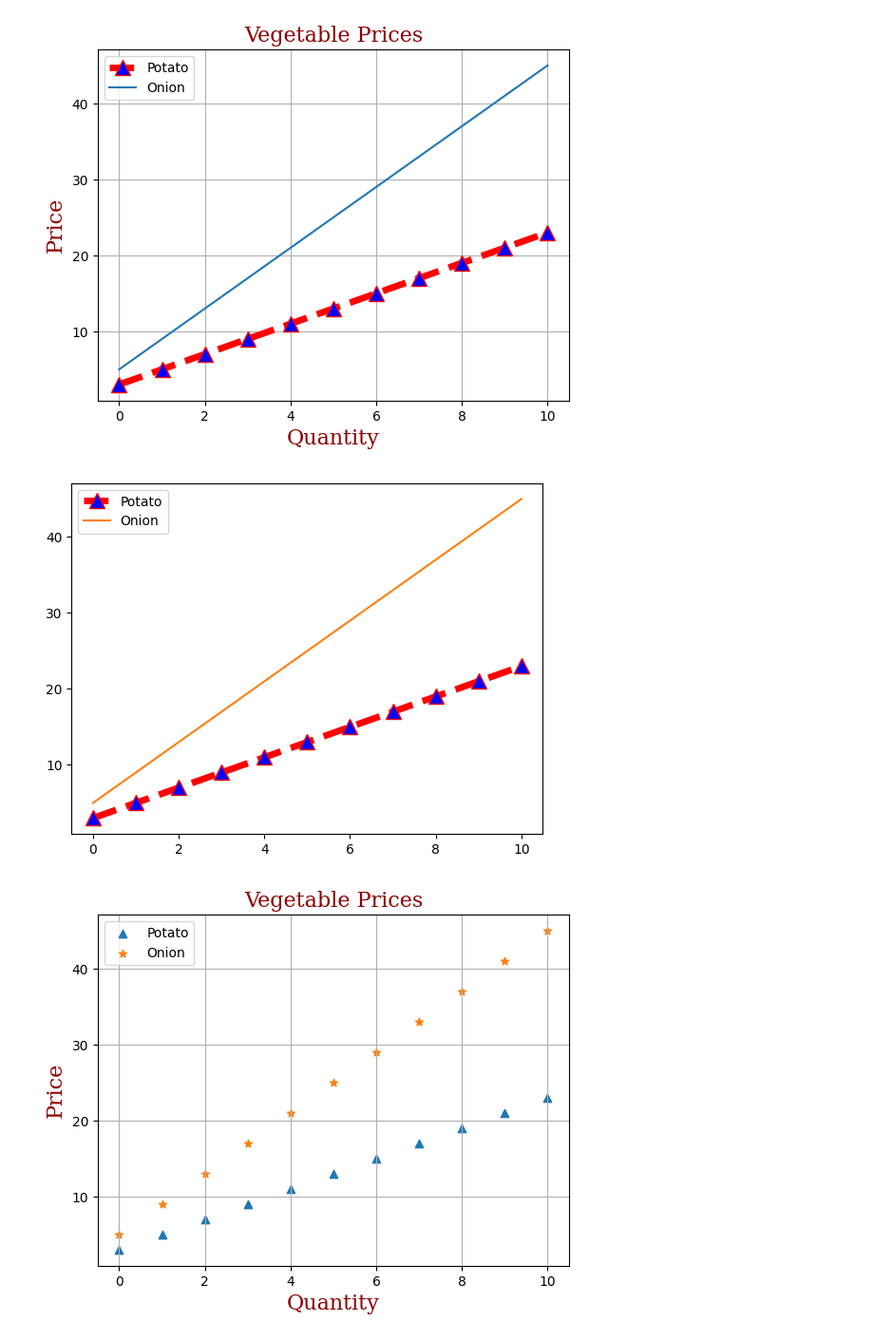
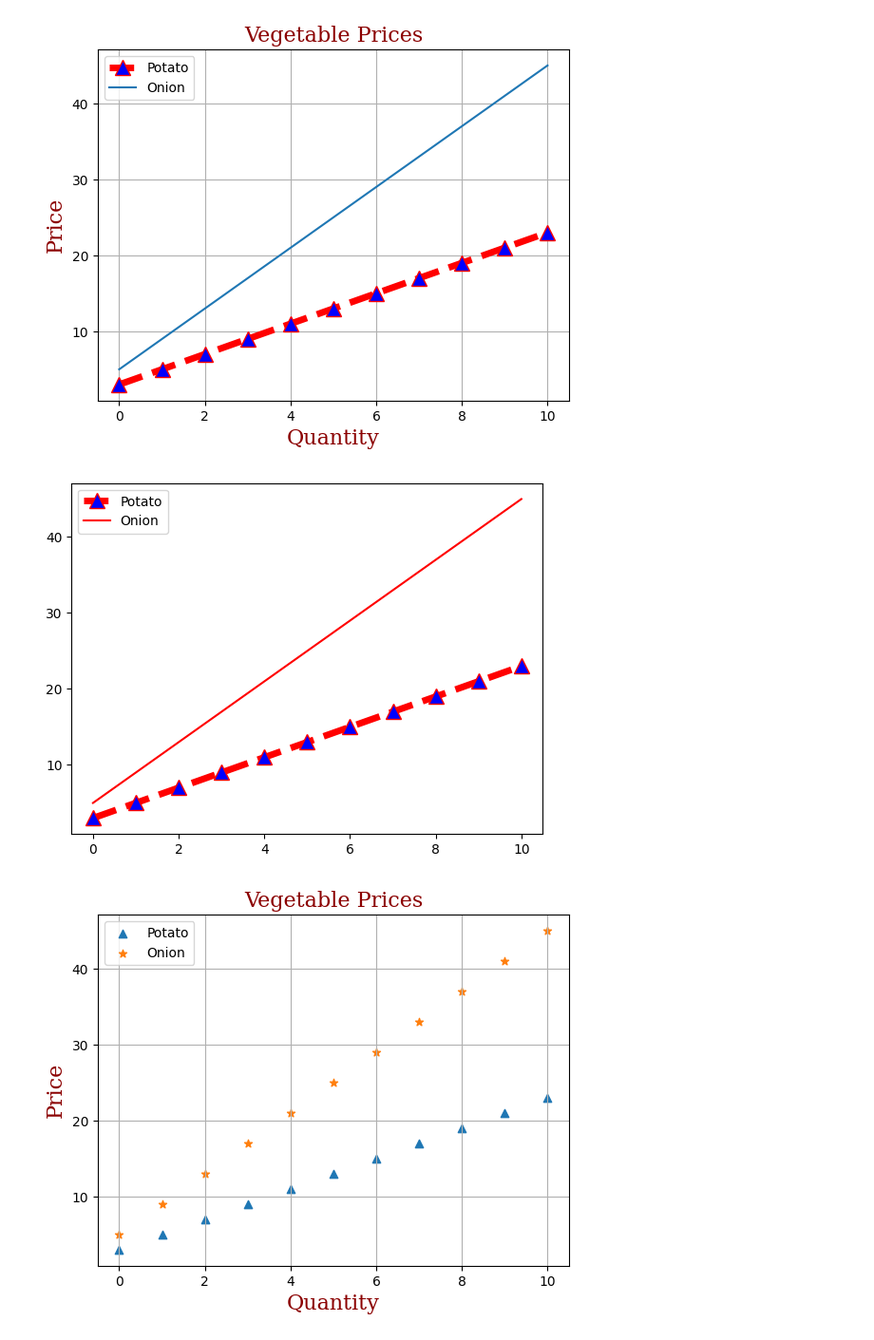
Before and after one commit to ShubhamSinghal12/ChitkaraAIML2024, a Jupyter notebook: G11/MatplotlibGraph/MatplotlibDemo.ipynb, the cells around one changed output. Shown at 95% size. Cells and saved outputs as stored; diff of their text form; code cells hidden in the pictures.

```diff
--- a/G11/MatplotlibGraph/MatplotlibDemo.ipynb
+++ b/G11/MatplotlibGraph/MatplotlibDemo.ipynb
@@ -65,12 +65,12 @@ plt.show()
 # %%
 lines = plt.plot(x,y1,x,y2)
 plt.setp(lines[0],label='Potato',c = 'r',marker='^',linestyle='--',linewidth=5,markerfacecolor='blue', markersize=12)
-plt.setp(lines[1],label='Onion')
+plt.setp(lines[1],'color','r',label='Onion')
 
 plt.legend()
 plt.show()
 # %% [output]
-[figure, old version]
+[figure, new version]
 # %%
 font = {'family': 'serif',
         'color':  'darkred',
```
Also changed, not shown: parts of 6 cells of this notebook, 7 other files.
